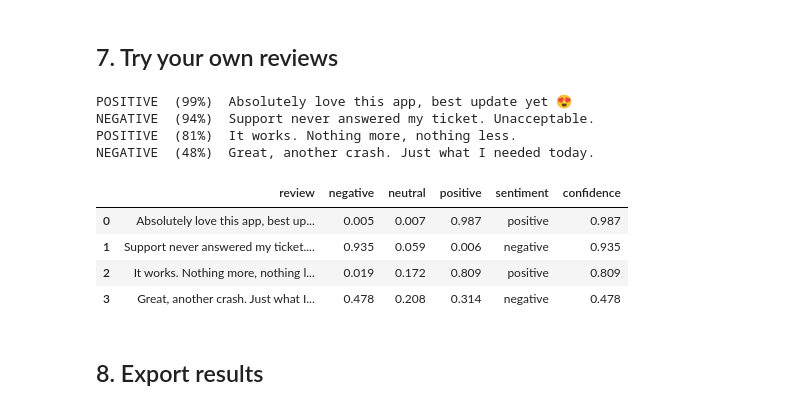
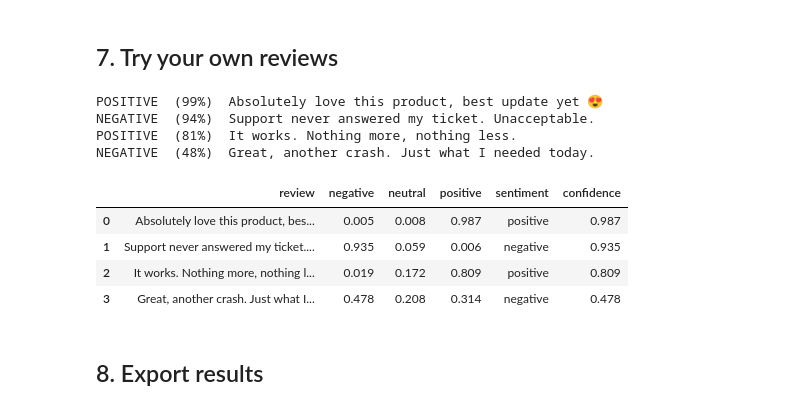
Before and after one commit to Moizah1/Deep-Learning-Projects, a Jupyter notebook: Review Sentiment Analyzer/review_sentiment_analyzer.ipynb, the cells around one changed output. Drawn from its saved outputs; the diff is of its cells as text; code cells hidden in the pictures.

```diff
--- a/Review Sentiment Analyzer/review_sentiment_analyzer.ipynb
+++ b/Review Sentiment Analyzer/review_sentiment_analyzer.ipynb
@@ -289,26 +307,26 @@ weighted avg       0.87      0.85      0.81        20
 # %%
 def analyze(*reviews: str) -> pd.DataFrame:
     """Score one or more reviews and print a readable summary."""
     texts = [normalise(r) for r in reviews]
     out = predict(texts)
     out.insert(0, "review", reviews)
     for _, r in out.iterrows():
         print(f"{r['sentiment'].upper():9s} ({r['confidence']:.0%})  {r['review']}")
     return out.round(3)
 
 analyze(
-    "Absolutely love this app, best update yet 😍",
+    "Absolutely love this product, best update yet 😍",
     "Support never answered my ticket. Unacceptable.",
     "It works. Nothing more, nothing less.",
     "Great, another crash. Just what I needed today.",       # sarcasm: a known weak spot
 )
 # %% [output]
-POSITIVE  (99%)  Absolutely love this app, best update yet 😍
+POSITIVE  (99%)  Absolutely love this product, best update yet 😍
 NEGATIVE  (94%)  Support never answered my ticket. Unacceptable.
 POSITIVE  (81%)  It works. Nothing more, nothing less.
 NEGATIVE  (48%)  Great, another crash. Just what I needed today.
 |  | review | negative | neutral | positive | sentiment | confidence |
-| 0 | Absolutely love this app, best up... | 0.005 | 0.007 | 0.987 | positive | 0.987 |
+| 0 | Absolutely love this product, bes... | 0.005 | 0.008 | 0.987 | positive | 0.987 |
 | 1 | Support never answered my ticket.... | 0.935 | 0.059 | 0.006 | negative | 0.935 |
 | 2 | It works. Nothing more, nothing l... | 0.019 | 0.172 | 0.809 | positive | 0.809 |
 | 3 | Great, another crash. Just what I... | 0.478 | 0.208 | 0.314 | negative | 0.478 |
```
Also changed, not shown: parts of 12 cells of this notebook.
